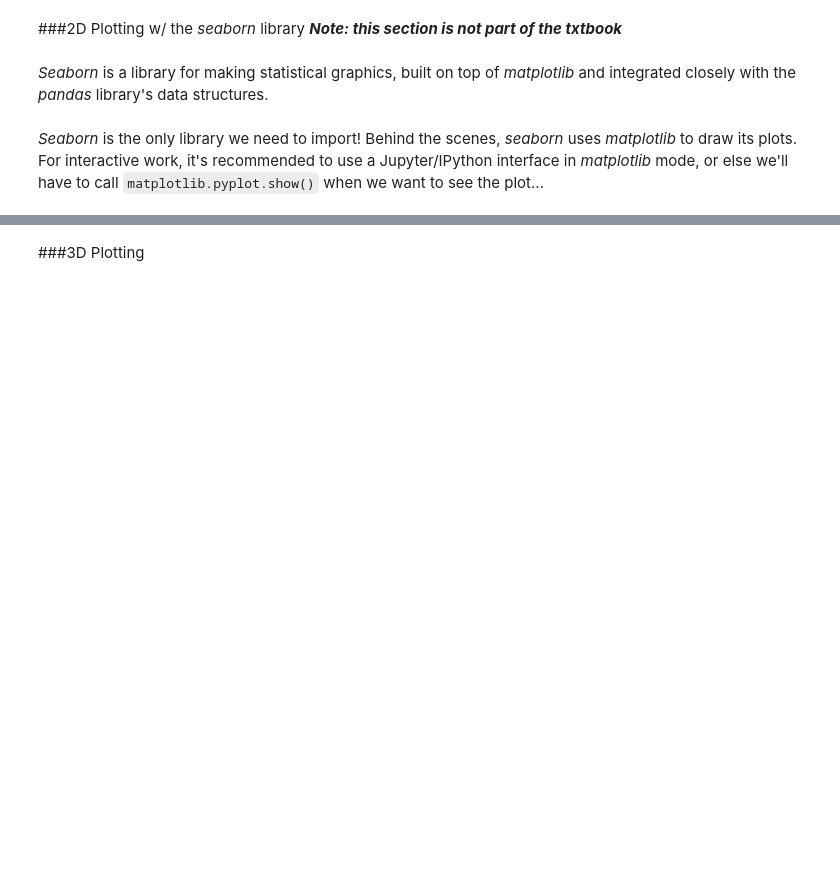
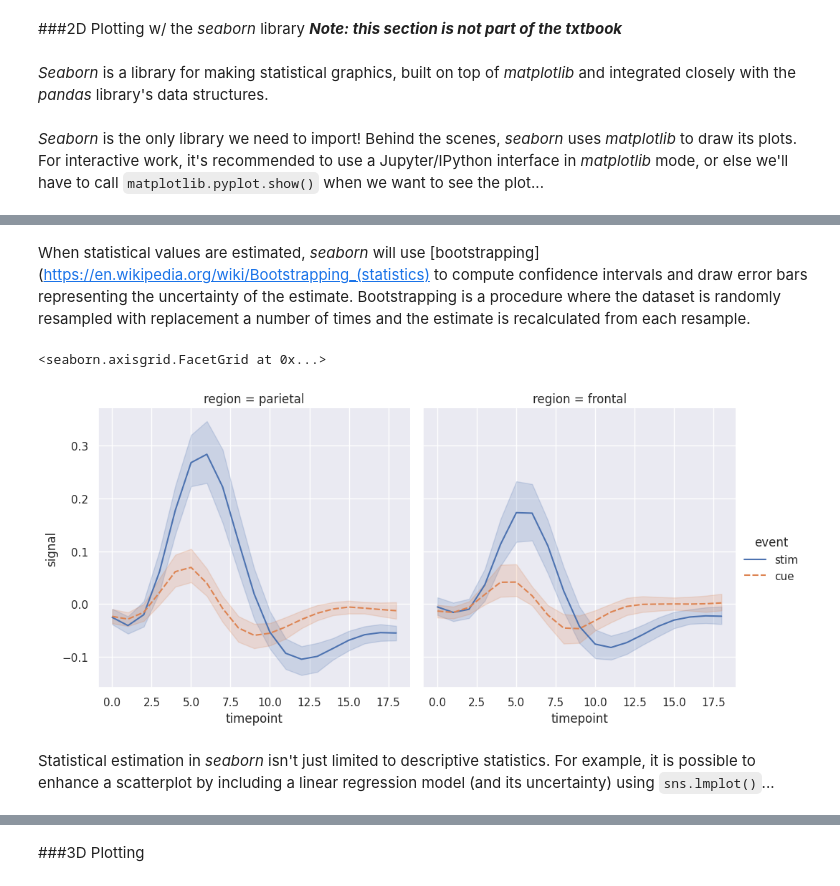
Before and after one commit to taadith/python-projects, a Jupyter notebook: intro-stat-learning/labs/ISLP_Lab_Ch_02.ipynb, the cells around one changed output, grey strips where cells are left out. Drawn from its saved outputs; the diff is of its cells as text; code cells hidden in the pictures; blank space fills up the shorter version.

````diff
--- a/intro-stat-learning/labs/ISLP_Lab_Ch_02.ipynb
+++ b/intro-stat-learning/labs/ISLP_Lab_Ch_02.ipynb
@@ -346,0 +407,3 @@ sns.set_theme()
+# %%
+fmri = sns.load_dataset("fmri")
+fmri.head()
@@ -346,0 +417,13 @@ sns.set_theme()
+# %% [markdown]
+When statistical values are estimated, *seaborn* will use [bootstrapping](https://en.wikipedia.org/wiki/Bootstrapping_(statistics) to compute confidence intervals and draw error bars representing the uncertainty of the estimate. Bootstrapping is a procedure where the dataset is randomly resampled with replacement a number of times and the estimate is recalculated from each resample.
+# %%
+sns.relplot(
+    data = fmri, kind = "line",
+    x = "timepoint", y = "signal", col = "region",
+    hue = "event", style = "event"
+)
+# %% [output]
+<seaborn.axisgrid.FacetGrid at 0x...>
+[figure, added]
+# %% [markdown]
+Statistical estimation in *seaborn* isn't just limited to descriptive statistics. For example, it is possible to enhance a scatterplot by including a linear regression model (and its uncertainty) using ```sns.lmplot()```...
````
Also changed, not shown: parts of 44 cells of this notebook.
